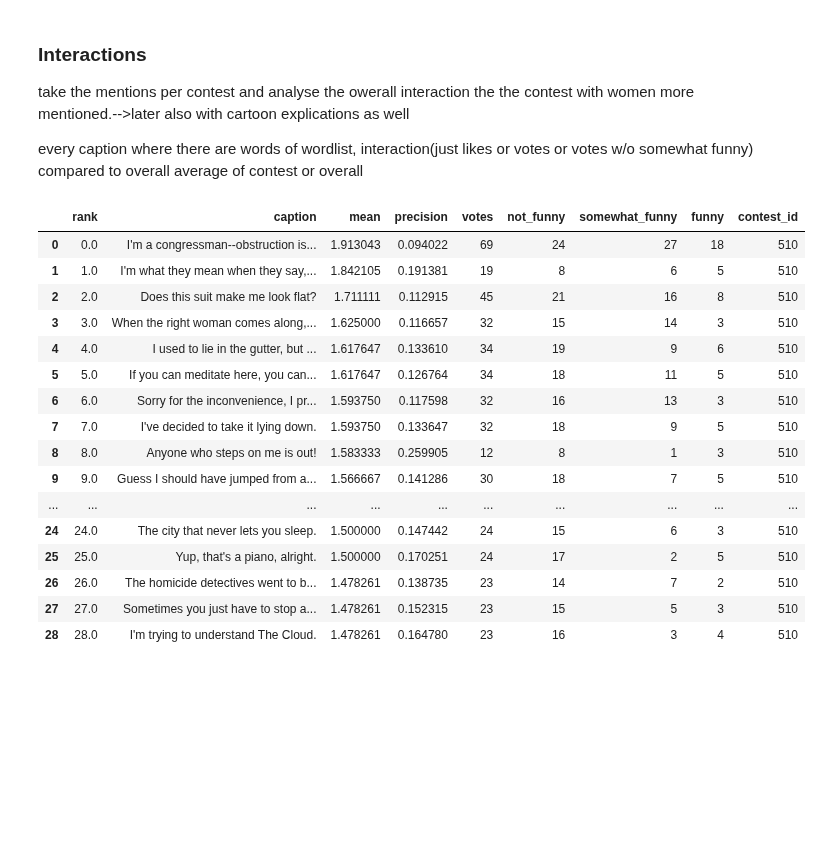
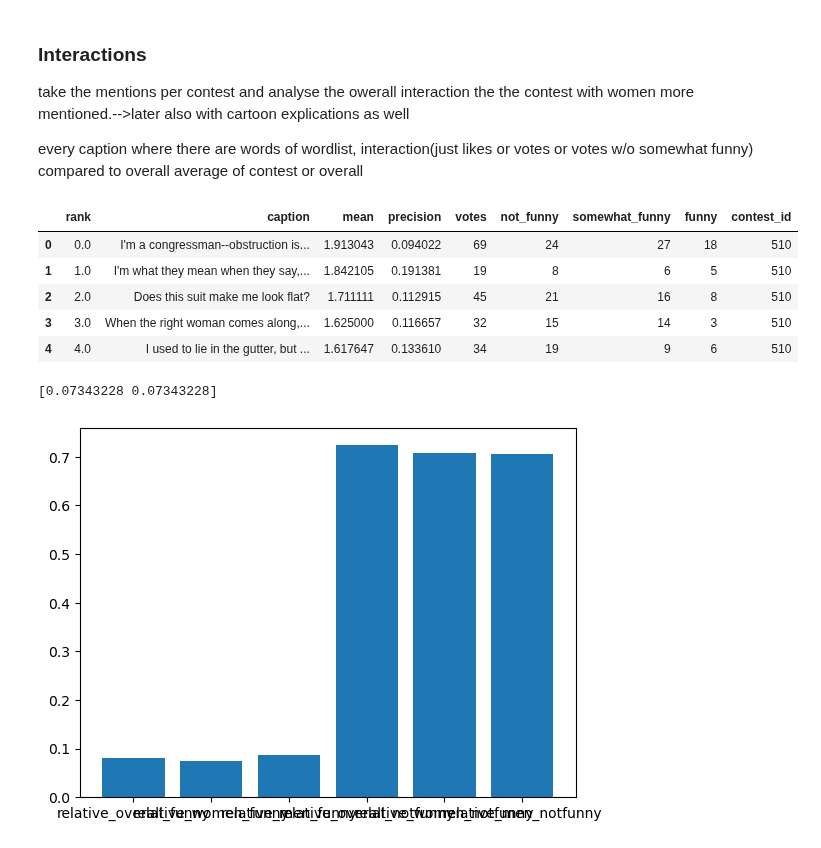
Before and after one commit to epfl-ada/ada-2025-project-data_dinosaur, a Jupyter notebook: load_csv.ipynb, the cells around one changed output. Drawn from its saved outputs; the diff is of its cells as text; code cells hidden in the pictures; blank space fills up the shorter version.

Commit message:
differences with interaction plot --> without good result

```diff
--- a/load_csv.ipynb
+++ b/load_csv.ipynb
@@ -286,22 +258,11 @@ take the mentions per contest and analyse the owerall interaction the the contes
 
 every caption where there are words of wordlist, interaction(just likes or votes or votes w/o somewhat funny) compared to overall average of contest or overall
 # %%
-df.head(29)
+df.head(5)
 # %% [output]
 |  | rank | caption | mean | precision | votes | not_funny | somewhat_funny | funny | contest_id |
 | 0 | 0.0 | I'm a congressman--obstruction is... | 1.913043 | 0.094022 | 69 | 24 | 27 | 18 | 510 |
 | 1 | 1.0 | I'm what they mean when they say,... | 1.842105 | 0.191381 | 19 | 8 | 6 | 5 | 510 |
 | 2 | 2.0 | Does this suit make me look flat? | 1.711111 | 0.112915 | 45 | 21 | 16 | 8 | 510 |
 | 3 | 3.0 | When the right woman comes along,... | 1.625000 | 0.116657 | 32 | 15 | 14 | 3 | 510 |
 | 4 | 4.0 | I used to lie in the gutter, but ... | 1.617647 | 0.133610 | 34 | 19 | 9 | 6 | 510 |
-| 5 | 5.0 | If you can meditate here, you can... | 1.617647 | 0.126764 | 34 | 18 | 11 | 5 | 510 |
-| 6 | 6.0 | Sorry for the inconvenience, I pr... | 1.593750 | 0.117598 | 32 | 16 | 13 | 3 | 510 |
-| 7 | 7.0 | I've decided to take it lying down. | 1.593750 | 0.133647 | 32 | 18 | 9 | 5 | 510 |
-| 8 | 8.0 | Anyone who steps on me is out! | 1.583333 | 0.259905 | 12 | 8 | 1 | 3 | 510 |
-| 9 | 9.0 | Guess I should have jumped from a... | 1.566667 | 0.141286 | 30 | 18 | 7 | 5 | 510 |
-| ... | ... | ... | ... | ... | ... | ... | ... | ... | ... |
-| 24 | 24.0 | The city that never lets you sleep. | 1.500000 | 0.147442 | 24 | 15 | 6 | 3 | 510 |
-| 25 | 25.0 | Yup, that's a piano, alright. | 1.500000 | 0.170251 | 24 | 17 | 2 | 5 | 510 |
-| 26 | 26.0 | The homicide detectives went to b... | 1.478261 | 0.138735 | 23 | 14 | 7 | 2 | 510 |
-| 27 | 27.0 | Sometimes you just have to stop a... | 1.478261 | 0.152315 | 23 | 15 | 5 | 3 | 510 |
-| 28 | 28.0 | I'm trying to understand The Cloud. | 1.478261 | 0.164780 | 23 | 16 | 3 | 4 | 510 |
@@ -307,0 +306,36 @@ df.head(29)
+# %%
+df_vc_sorted = df_vc.sort_values(by='women', ascending=False).copy()
+df_vc_sorted['rel_funny'] = df_vc_sorted['funny'].copy()/df_vc_sorted['votes'].copy()
+
+
+df_vc_sorted_20 = df_vc_sorted.head(20).copy()
+
+votes_women = df_vc_sorted_20['votes'].mean()
+funny_women = df_vc_sorted_20['rel_funny'].mean()
+
+
+#plt.scatter(df_vc_sorted_20['women'], df_vc_sorted_20['votes'])
+#plt.show()
+
+df_vc_sorted1 = df_vc.sort_values(by='men', ascending=False).copy()
+df_vc_sorted_201 = df_vc_sorted.head(20).copy()
+
+votes_men = df_vc_sorted_201['votes'].mean()
+funny_men = df_vc_sorted_201['rel_funny'].mean()
+
+
+#plt.scatter(df_vc_sorted_20['men'], df_vc_sorted_20['votes'])
+#plt.show()
+df_vc.head(-5)
+
+
+df_vc_sorted['rel_funny'] = df_vc_sorted['funny']/df_vc_sorted['votes']
+
+#plt.scatter(df_vc_sorted['rel_funny'], df_vc_sorted['trump'])
+#plt.show()
+
+
+l = np.array([funny_women, funny_men])
+print(l)
+# %% [output]
+[0.07343228 0.07343228]
@@ -307,0 +345,29 @@ df.head(29)
+# %%
+mean_women_votes = df_vc_sorted_w['votes'].mean()
+mean_men_votes = df_vc_sorted_m['votes'].mean()
+
+mean_women_funny = df_vc_sorted_w['funny'].mean()
+mean_men_funny= df_vc_sorted_m['funny'].mean()
+
+mean_women_notfunny = df_vc_sorted_w['not_funny'].mean()
+mean_men_notfunny= df_vc_sorted_m['not_funny'].mean()
+
+relative_women_funny = mean_women_funny / mean_women_votes
+relative_men_funny= mean_men_funny / mean_men_votes
+
+mean_overall_funny = df['funny'].mean()
+mean_overall_notfunny = df['not_funny'].mean()
+mean_overall_votes = df['votes'].mean()
+
+relative_overall_funny = mean_overall_funny/mean_overall_votes
+relative_overall_notfunny = mean_overall_notfunny / mean_overall_votes
+
+relative_women_notfunny = mean_women_notfunny / mean_men_votes
+relative_men_notfunny= mean_men_notfunny / mean_men_votes
+
+relatives_name = ['relative_overall_funny', 'relative_women_funny', 'relative_men_funny','relative_overall_notfunny', 'relative_women_notfunny', 'relative_men_notfunny']
+relatives = [relative_overall_funny, relative_women_funny, relative_men_funny,relative_overall_notfunny, relative_women_notfunny, relative_men_notfunny]
+plt.bar(relatives_name, relatives)
+plt.show()
+# %% [output]
+[figure, added]
```
Also changed, not shown: parts of 7 cells of this notebook.
